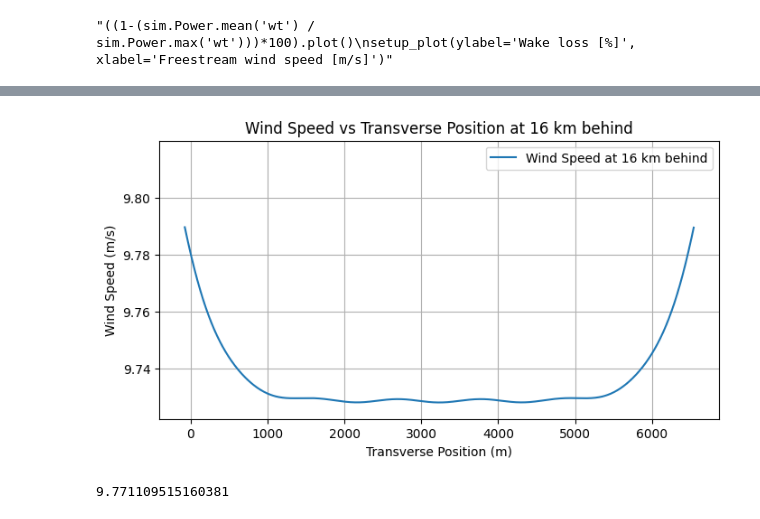
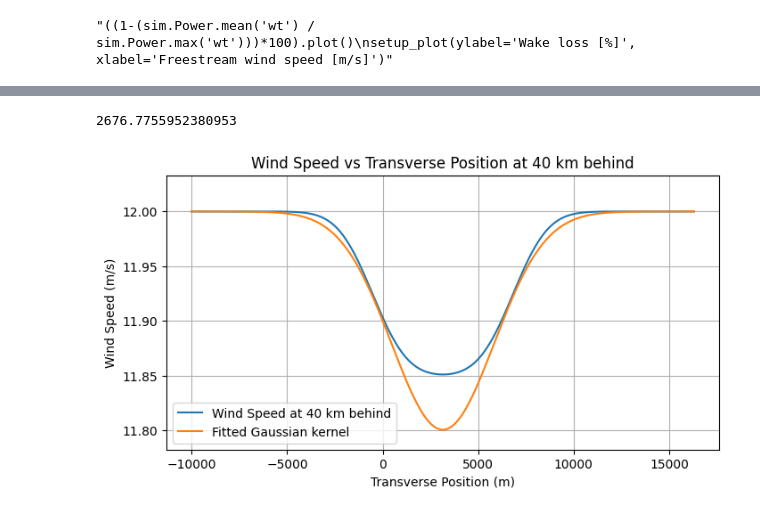
Before and after one commit to marcinsadowy/WTABL, a Jupyter notebook: TurbOPark.ipynb, the cells around one changed output, grey strips where cells are left out. Cells and saved outputs as stored; diff of their text form; code cells hidden in the pictures.

```diff
--- a/TurbOPark.ipynb
+++ b/TurbOPark.ipynb
@@ -15,11 +15,11 @@ from py_wake.site._site import UniformSite
 from py_wake.site.shear import PowerShear
 from py_wake.utils.plotting import setup_plot
 # %%
-D = 154 # Rotor diameter
+D = 150 # Rotor diameter
 s = 7 # Turbine spacing
 zh = 106 # Hub height
-ws = 10 # Wind speed
-km_behind = 16 # Downstream measurement distance
+ws = 12 # Wind speed
+km_behind = 40 # Downstream measurement distance
 x_turb_no = 10
 y_turb_no = 7
 
@@ -58,15 +58,17 @@ setup_plot(xlabel='Wind speed [m/s]', ylabel='Thrust coefficient [-]', title='Th
 "for t in [0,1]:\n    plt.plot(u,wts.ct(u, type=t), label=wts.name(t))\nsetup_plot(xlabel='Wind speed [m/s]', ylabel='Thrust coefficient [-]', title='Thrust curve')"
 # %%
 u0 = [6, 7, 8, 9, 10, 11, 12, 13, 14] # [m/s]
+u0 = 10
 wd = 270 # [deg]
 ti0 = [0.09, 0.1, 0.11, 0.12, 0.14, 0.15, 0.16, 0.17, 0.18] # [-]
+ti0 = np.mean(ti0)
 
 y, x = [v.flatten() for v in np.meshgrid(np.arange(y_turb_no) * D * s, np.arange(x_turb_no) * D * s)]
 #wt1.plot(x, y)
 # %%
 site = UniformSite(shear=PowerShear(h_ref=zh, alpha=.1))
 wfm = PropagateDownwind(site, wt1, wake_deficitModel=BastankhahGaussianDeficit(use_effective_ws=True), superpositionModel=LinearSum())
-sim = wfm(x, y, ws=u0, wd=wd, TI=ti0)
+sim = wfm(x, y, ws=ws, wd=wd, TI=ti0)
 # %%
 '''((1-(sim.Power.mean('wt') / sim.Power.max('wt')))*100).plot()
 setup_plot(ylabel='Wake loss [%]', xlabel='Freestream wind speed [m/s]')'''
@@ -133,15 +150,27 @@ plt.tight_layout()
 # %%
 plt.figure(figsize=(8, 4))
-plt.plot(y_end, np.mean(ws_end, axis=1), label=f'Wind Speed at {km_behind} km behind')
+plt.plot(y_meas, ws_meas, label=f'Wind Speed at {km_behind} km behind')
+
+mu = max(y) / 2
+sigma = D/2*((w_wake-max(y))/2 / max(y)) * x_meas/1000
+print(sigma)
+
+gk = ws - (sigma/2 * (1 / (np.sqrt(2 * np.pi * sigma**2)) * np.exp(-(y_meas - mu)**2 / (2 * sigma**2))))
+plt.plot(y_meas, gk, label='Fitted Gaussian kernel')
+
 plt.xlabel('Transverse Position (m)')
 plt.ylabel('Wind Speed (m/s)')
-mid = np.min(ws_end) + (np.max(ws_end) - np.min(ws_end)) / 2
-plt.ylim(mid-0.005*mid, mid + 0.005*mid)
+
+# Convert min(y_wake) and max(y_wake) to integers for indexing
+min_idx = int(min(y_wake))
+max_idx = int(max(y_wake))
+mid = ws_meas[min_idx] + (ws_meas[max_idx] - ws_meas[min_idx]) / 2
+
+plt.ylim(mid - 0.013 * mid, mid + 0.008 * mid)
 plt.title(f'Wind Speed vs Transverse Position at {km_behind} km behind')
 plt.legend()
 plt.grid(True)
 plt.show()
-print(mid)
 # %% [output]
+2676.7755952380953
-[figure, old version]
+[figure, new version]
-9.771109515160381
```
Also changed, not shown: parts of 2 cells of this notebook.
